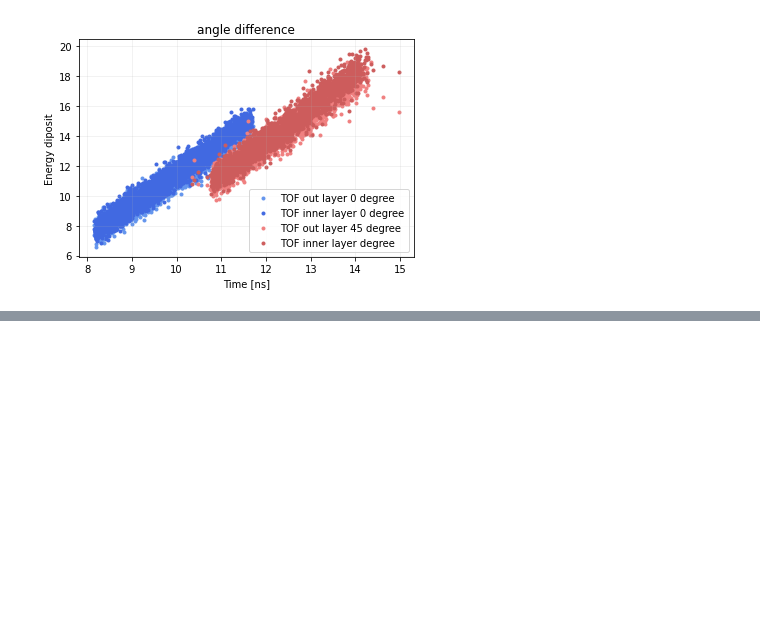
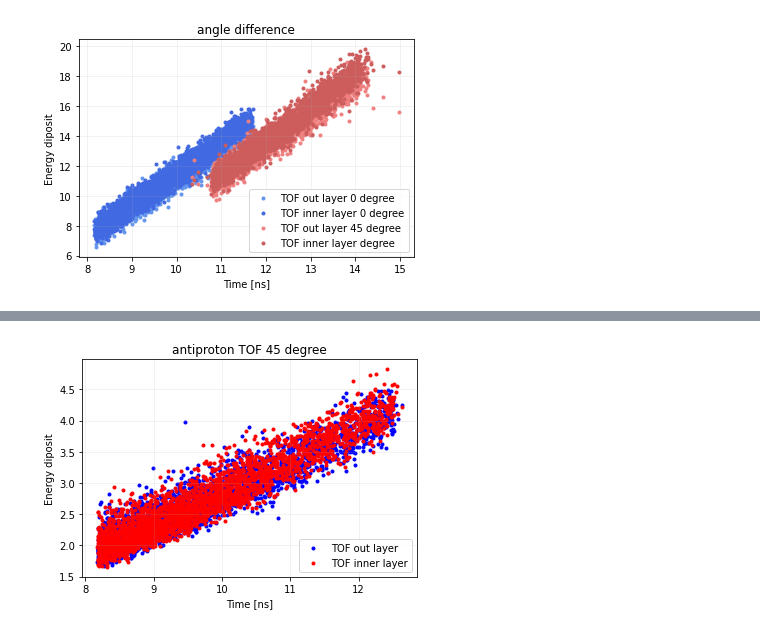
Before and after one commit to Eclipsedclaw/GRAMS, a Jupyter notebook: stats/TOF.ipynb, the cells around one changed output, grey strips where cells are left out. Saved outputs shown, nothing was run; the diff lists cells and outputs as text; code cells hidden in the pictures; blank space fills up the shorter version.

```diff
--- a/stats/TOF.ipynb
+++ b/stats/TOF.ipynb
@@ -398,0 +402,86 @@ plt.show()
+# %%
+data = []
+event = []
+identical = []
+
+"""
+Read data from total data file
+--------------------
+"""
+print("Reading data ...")
+data = pd.read_table("/Users/jiancheng/CloudDocuments/Documents/Github/GRAMS/GRAMS_2021/output/TOF/TOF_anti_proton_1e4_45_5.dat")
+print("finish reading data!")
+
+"""
+modification
+"""
+print("Modifing data ...")
+for i in range(len(data.iloc[:,0])):
+    if(0 <= data.iloc[i,2] <= 1):
+        event.append(list(data.iloc[i,:]))
+    print("Modifing process:"+str(int(100*i/len(data.iloc[:,0])))+"%", end='\r')
+event = np.array(event)
+print("\n finished!")
+
+"""
+recognize the data file length distribution
+"""
+print("\n Recognize events ...")
+s = 0
+for s in range(len(event[:,0])-1):
+    if(int(event[s,0]) != int(event[s+1,0])):
+        identical.append(s+1)
+    print("Recognizing process:"+str(int(100*s/len(event[:,0])))+"%", end='\r')
+    #time.sleep(0.001)
+selection = np.split(event, identical)
+
+identical.append(len(event))
+print("\n finished!")
+
+TOF_out_He3bar_E = []
+TOF_out_He3bar_T = []
+TOF_in_He3bar_E = []
+TOF_in_He3bar_T = []
+
+for i in range(len(selection)):
+    tempout = 0
+    tempin = 0
+    for j in range(selection[i].shape[0]):
+        if(selection[i][j][6] == 'LAr' and selection[i][j][3] == '-2212'):
+            for m in range(selection[i].shape[0]):
+                if(selection[i][m][5] == '-11000' and selection[i][m][3] == '-2212'):
+                    tempin = tempin + float(selection[i][m][9])
+                elif(selection[i][m][5] == '-10005' and selection[i][m][3] == '-2212'):
+                    tempout = tempout + float(selection[i][m][9])
+            TOF_out_pbar_E.append(tempout)
+            TOF_in_pbar_E.append(tempin)
+            break
+    for k in range(selection[i].shape[0]):
+        if(selection[i][k][6] == 'LAr' and selection[i][k][3] == '-2212'):
+            for o in range(selection[i].shape[0]):
+                if(selection[i][o][5] == '-11000' and selection[i][o][3] == '-2212'):
+                    TOF_in_pbar_T.append(selection[i][o][7])
+                    break
+            for p in range(selection[i].shape[0]):
+                if(selection[i][p][5] == '-10005' and selection[i][p][3] == '-2212'):
+                    TOF_out_pbar_T.append(selection[i][p][7])
+                    break
+            break
+    print("TOF data process:"+str(int(100*i/len(selection)))+"%", end='\r')
+
+print("\n identification finished!")
+
+#dE_He3bar = array([float(i) for i in TOF_out_pbar_E]) - array([float(i) for i in TOF_in_pbar_E])
+time_pbar_45 = array([float(i) for i in TOF_in_pbar_T]) - array([float(i) for i in TOF_out_pbar_T])
+dEOut_pbar_45 = array([float(i) for i in TOF_out_pbar_E])
+dEIn_pbar_45 = array([float(i) for i in TOF_in_pbar_E])
+#plt.scatter(time_He3bar, dE)
+plt.scatter(time_pbar_45, dEOut_pbar_45, marker = '.', color = 'b', label = 'TOF out layer')
+plt.scatter(time_pbar_45, dEIn_pbar_45, marker = '.', color = 'r', label = 'TOF inner layer')
+plt.title('antiproton TOF 45 degree')
+plt.xlabel('Time [ns]')
+plt.ylabel('Energy diposit')
+plt.legend(loc='lower right')
+plt.grid(alpha = 0.2)
+#plt.axis([8, 12, 8, 16])
+# %% [output]
@@ -398,0 +499 @@ plt.show()
+[figure, added]
```
Also changed, not shown: parts of 11 cells of this notebook, 12 other files.
